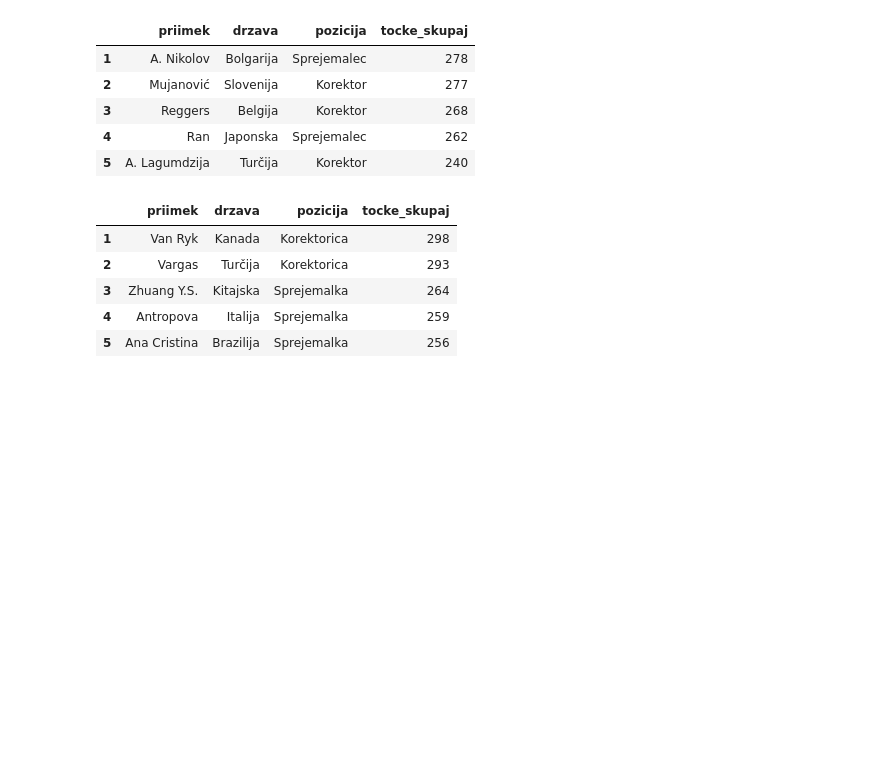
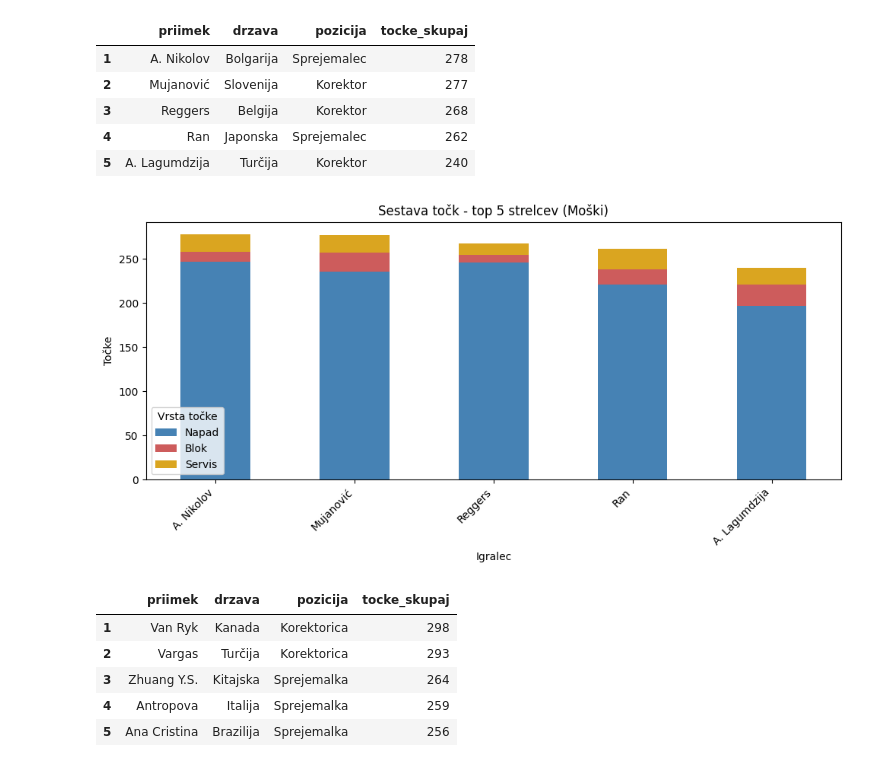
Before and after one commit to mijastijepic/UVP_projektna_naloga, a Jupyter notebook: analiza_podatkov.ipynb, the cells around one changed output. Saved outputs shown, nothing was run; the diff lists cells and outputs as text; code cells hidden in the pictures; blank space fills up the shorter version.

Commit message:
dodajanje grafa za lestvico strelcev

```diff
--- a/analiza_podatkov.ipynb
+++ b/analiza_podatkov.ipynb
@@ -256,6 +256,26 @@ top5_moski
 | 3 | Reggers | Belgija | Korektor | 268 |
 | 4 | Ran | Japonska | Sprejemalec | 262 |
 | 5 | A. Lagumdzija | Turčija | Korektor | 240 |
+# %%
+top5_moski_sestava = (
+    igralci[igralci["spol"] == "M"]
+    .sort_values(by="tocke_skupaj", ascending=False)
+    .head()
+    [["priimek", "tocke_napad", "tocke_blok", "tocke_servis"]]
+    .set_index("priimek")
+    .rename(columns={"tocke_napad": "Napad", "tocke_blok": "Blok", "tocke_servis": "Servis"})
+)
+
+top5_moski_sestava.plot(kind="bar", stacked=True, figsize=(10, 5), color=["steelblue", "indianred", "goldenrod"])
+plt.title("Sestava točk - top 5 strelcev (Moški)")
+plt.xlabel("Igralec")
+plt.ylabel("Točke")
+plt.legend(title="Vrsta točke")
+plt.xticks(rotation=45, ha="right")
+plt.tight_layout()
+plt.show()
+# %% [output]
+[figure, added]
 # %%
 top5_zenske = (
     igralci[igralci["spol"] == "Ž"]
```
Also changed, not shown: parts of 5 cells of this notebook.
